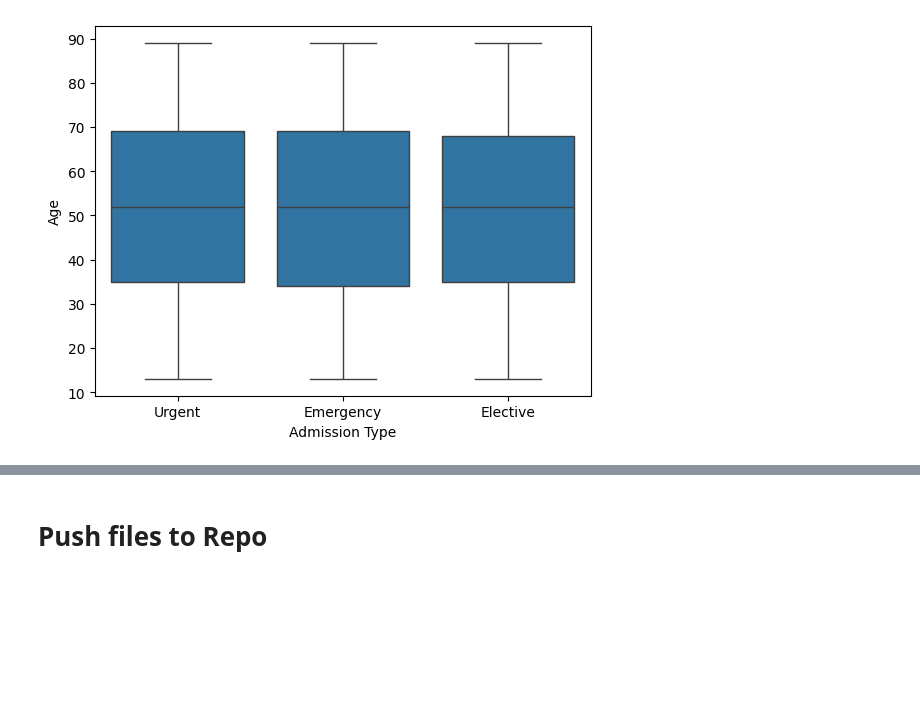
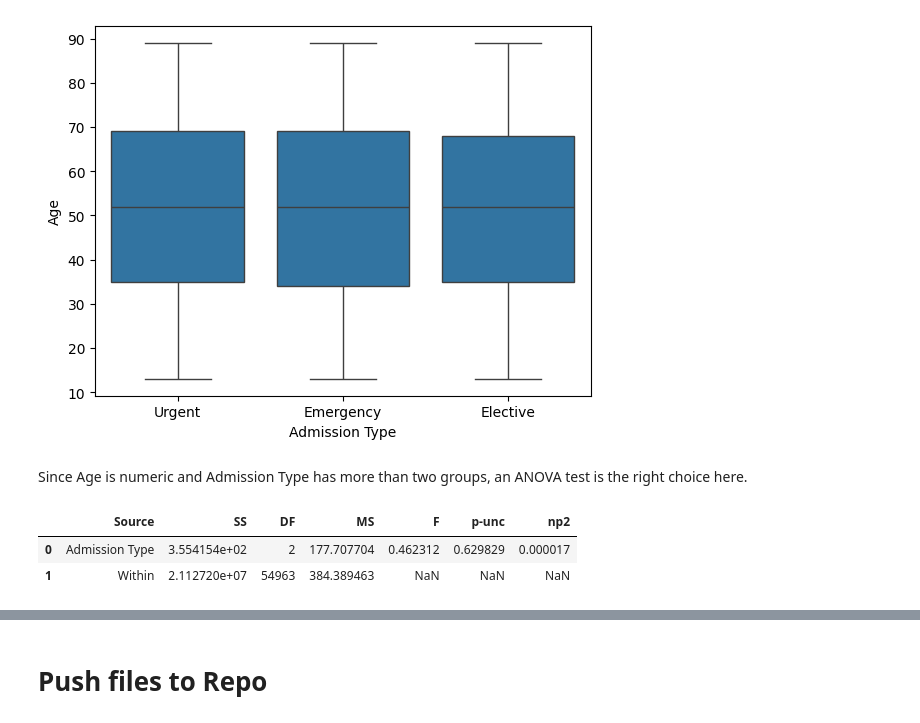
Before and after one commit to navmann99/Healthcare_Analysis, a Jupyter notebook: jupyter_notebooks/02-EDAHypothesisTesting.ipynb, the cells around one changed output, grey strips where cells are left out. Saved outputs shown, nothing was run; the diff lists cells and outputs as text; code cells hidden in the pictures; blank space fills up the shorter version.

Commit message:
h3 anova testing

```diff
--- a/jupyter_notebooks/02-EDAHypothesisTesting.ipynb
+++ b/jupyter_notebooks/02-EDAHypothesisTesting.ipynb
@@ -235,3 +235,11 @@ sns.boxplot(x='Admission Type', y='Age', data=df)
 plt.show()
 # %% [output]
 [figure]
+# %% [markdown]
+Since Age is numeric and Admission Type has more than two groups, an ANOVA test is the right choice here.
+# %%
+pg.anova(data=df, dv='Age', between='Admission Type', detailed=True)
+# %% [output]
+|  | Source | SS | DF | MS | F | p-unc | np2 |
+| 0 | Admission Type | 3.554154e+02 | 2 | 177.707704 | 0.462312 | 0.629829 | 0.000017 |
+| 1 | Within | 2.112720e+07 | 54963 | 384.389463 | NaN | NaN | NaN |
```
Also changed, not shown: parts of 1 cell of this notebook.
